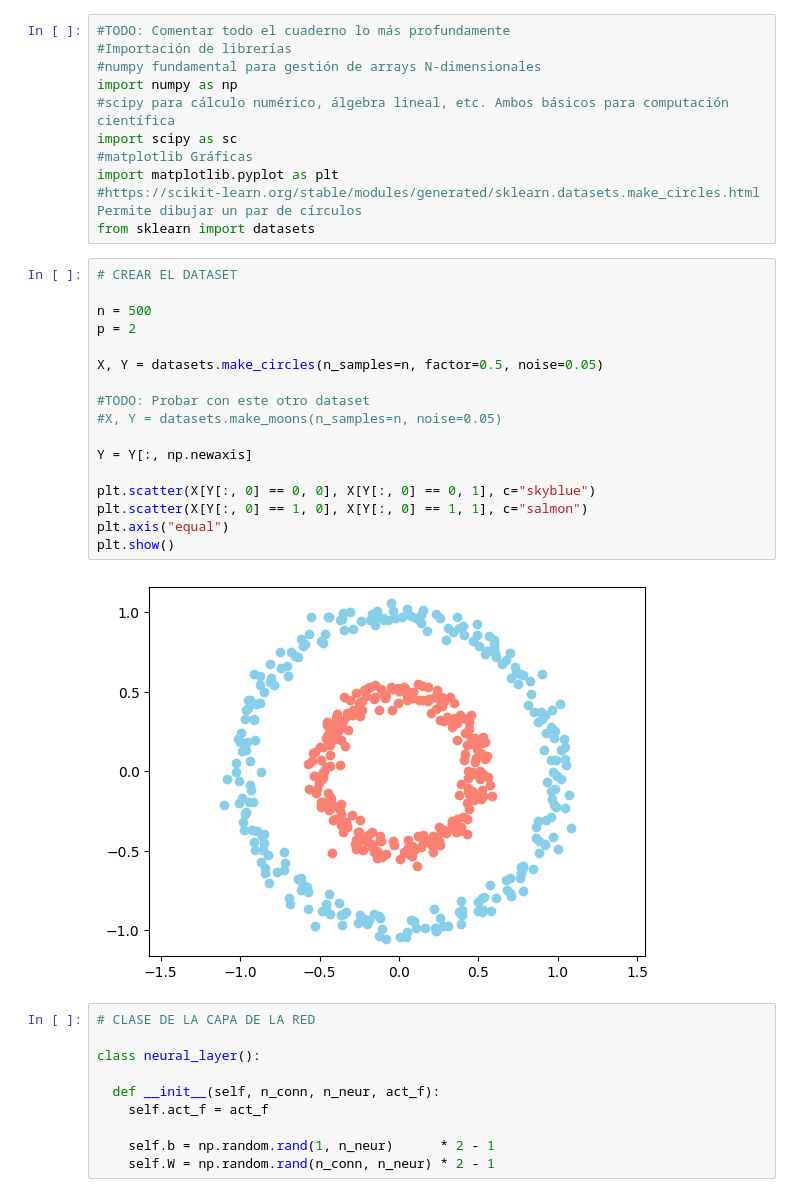
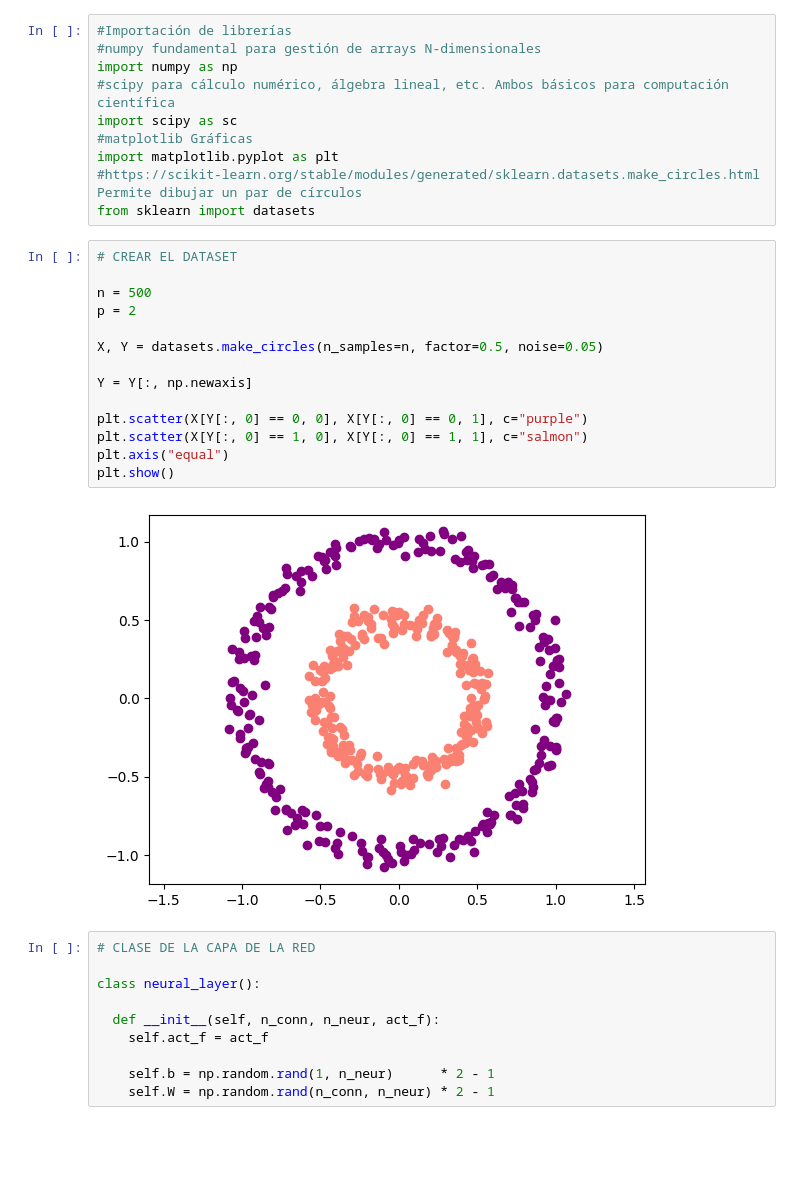
Before and after one commit to Lamasape/MBSD-ASIS, a Jupyter notebook: Creacion_Red_Neuronal a resolver.ipynb, the cells around one changed output. Cells and saved outputs as stored; diff of their text form; blank space fills up the shorter version.

```diff
--- a/Creacion_Red_Neuronal a resolver.ipynb
+++ b/Creacion_Red_Neuronal a resolver.ipynb
@@ -1,5 +1,4 @@
 # %%
-#TODO: Comentar todo el cuaderno lo más profundamente
 #Importación de librerías
 #numpy fundamental para gestión de arrays N-dimensionales
 import numpy as np
@@ -12,22 +11,19 @@ from sklearn import datasets
 # %%
 # CREAR EL DATASET
 
 n = 500
 p = 2
 
 X, Y = datasets.make_circles(n_samples=n, factor=0.5, noise=0.05)
 
-#TODO: Probar con este otro dataset
-#X, Y = datasets.make_moons(n_samples=n, noise=0.05)
-
 Y = Y[:, np.newaxis]
 
-plt.scatter(X[Y[:, 0] == 0, 0], X[Y[:, 0] == 0, 1], c="skyblue")
+plt.scatter(X[Y[:, 0] == 0, 0], X[Y[:, 0] == 0, 1], c="purple")
 plt.scatter(X[Y[:, 0] == 1, 0], X[Y[:, 0] == 1, 1], c="salmon")
 plt.axis("equal")
 plt.show()
 # %% [output]
-[figure, old version]
+[figure, new version]
 # %%
 # CLASE DE LA CAPA DE LA RED
 
```
Also changed, not shown: parts of 3 cells of this notebook.
